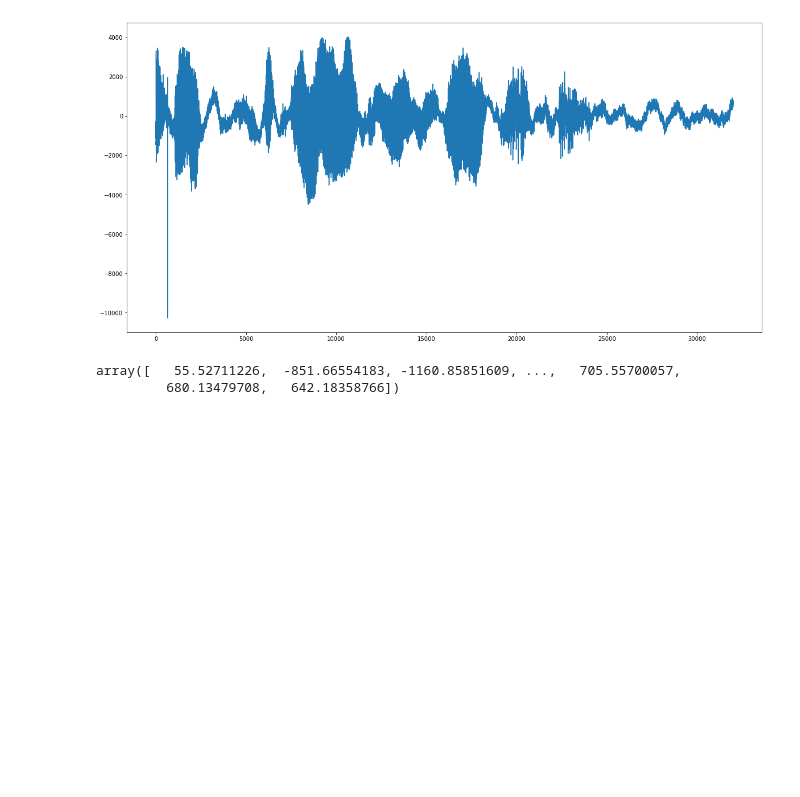
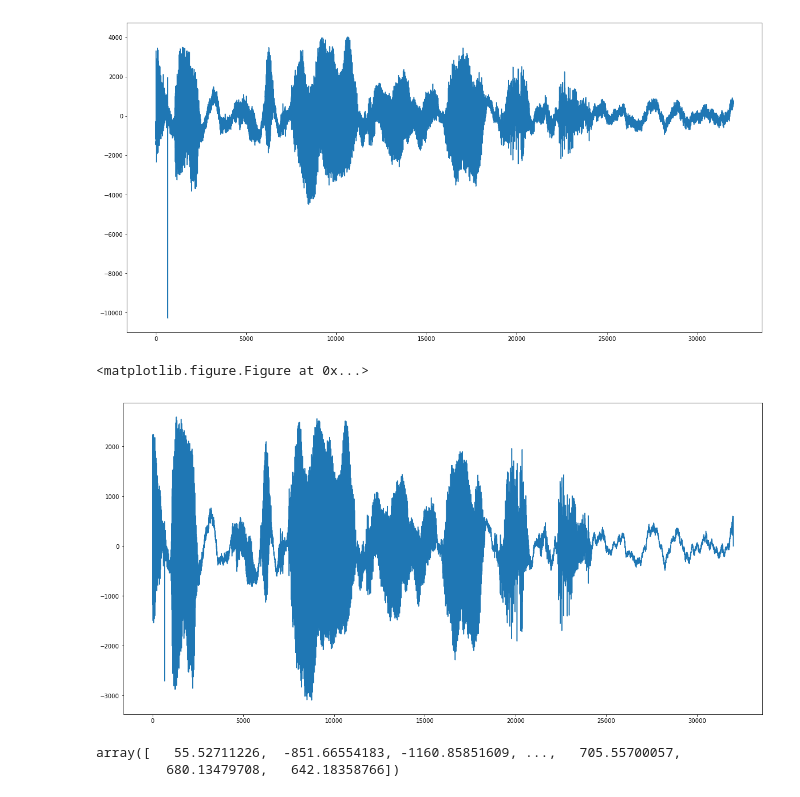
Before and after one commit to justinfchin/helios, a Jupyter notebook: python codes/Helper_functions.ipynb, the cells around one changed output. Cells and saved outputs as stored; diff of their text form; code cells hidden in the pictures; blank space fills up the shorter version.

```diff
--- a/python codes/Helper_functions.ipynb
+++ b/python codes/Helper_functions.ipynb
@@ -48,6 +48,16 @@ def butter(data , filename):
     plt.show()
     plt.savefig("Butter_"+filename+".png",bbox_inches='tight')
     return fil
+# %%
+#chevy 1 filter
+def chevy(data, filename):
+    b, a = signal.cheby1(20, 2, .3, 'lowpass', analog = False, output = 'ba' )
+    fil = signal.filtfilt(b, a, data, method='gust')#applying the filter
+    plt.figure(figsize=(20,10))##change the size of the charts
+    plt.plot(fil)
+    plt.show()
+    plt.savefig("chevy_"+filename+".png",bbox_inches='tight')
+    return fil
 # %%
 #plots fft and saves it as png
 #takes in the wav file name, the name we want our png to be
@@ -100,3 +110,8 @@ plot(data, 'female')
 [figure]
 # %%
 save_wav(fil, 'butter', FS)
+# %%
+chev = chevy(data, 'chevy')
+# %% [output]
+<matplotlib.figure.Figure at 0x...>
+[figure, added]
```
Also changed, not shown: parts of 2 cells of this notebook, 4 other files.
